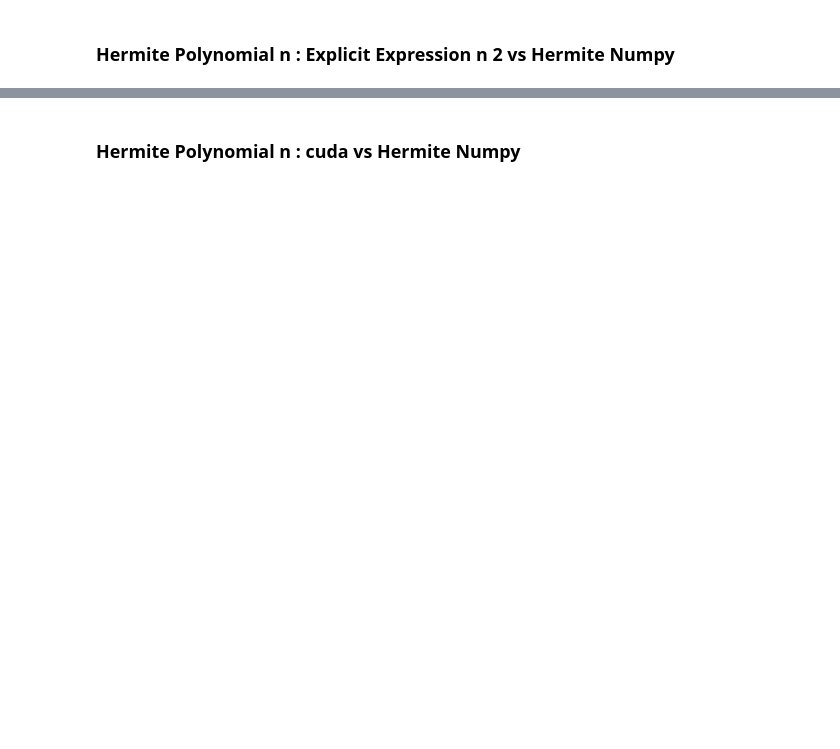
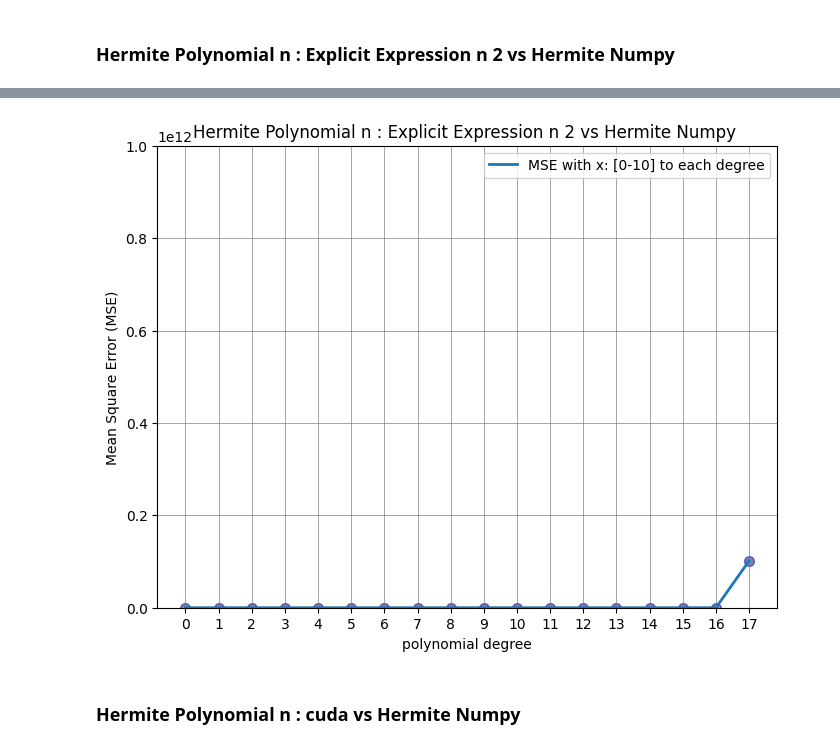
Before and after one commit to matheus123deimos/Quantum_Studies_Rep, a Jupyter notebook: Hermite_Polynomials_with_CUDA/Hermite_Polynomial.ipynb, the cells around one changed output, grey strips where cells are left out. Cells and saved outputs as stored; diff of their text form; code cells hidden in the pictures; blank space fills up the shorter version.

Commit message:
Hermite Scipy v2

```diff
--- a/Hermite_Polynomials_with_CUDA/Hermite_Polynomial.ipynb
+++ b/Hermite_Polynomials_with_CUDA/Hermite_Polynomial.ipynb
@@ -392,5 +384,5 @@ x_max = 10
 
 hpn_ee_2_vs_herm_numpy = [ np.mean(np.array([ (herm_numpy(x,n) - hermyte_polynomial_n_ex_2(n,x))**2 for x in range(x_max+1)])) for n in range(N)]
 # %%
-HER_vs_v1(18,hpn_ee_vs_herm_numpy,1000000000000.0,"Hermite Polynomial n : Explicit Expression n 2 vs Hermite Numpy ")
+HER_vs_v1(18,hpn_ee_2_vs_herm_numpy,1000000000000.0,"Hermite Polynomial n : Explicit Expression n 2 vs Hermite Numpy ")
 # %% [output]
@@ -401,3 +389,4 @@ HER_vs_v1(18,hpn_ee_vs_herm_numpy,1000000000000.0,"Hermite Polynomial n : Explic
+[figure, added]
 # %% [markdown]
 ### Hermite Polynomial n : cuda vs Hermite Numpy
 # %%
```
Also changed, not shown: parts of 14 cells of this notebook.
